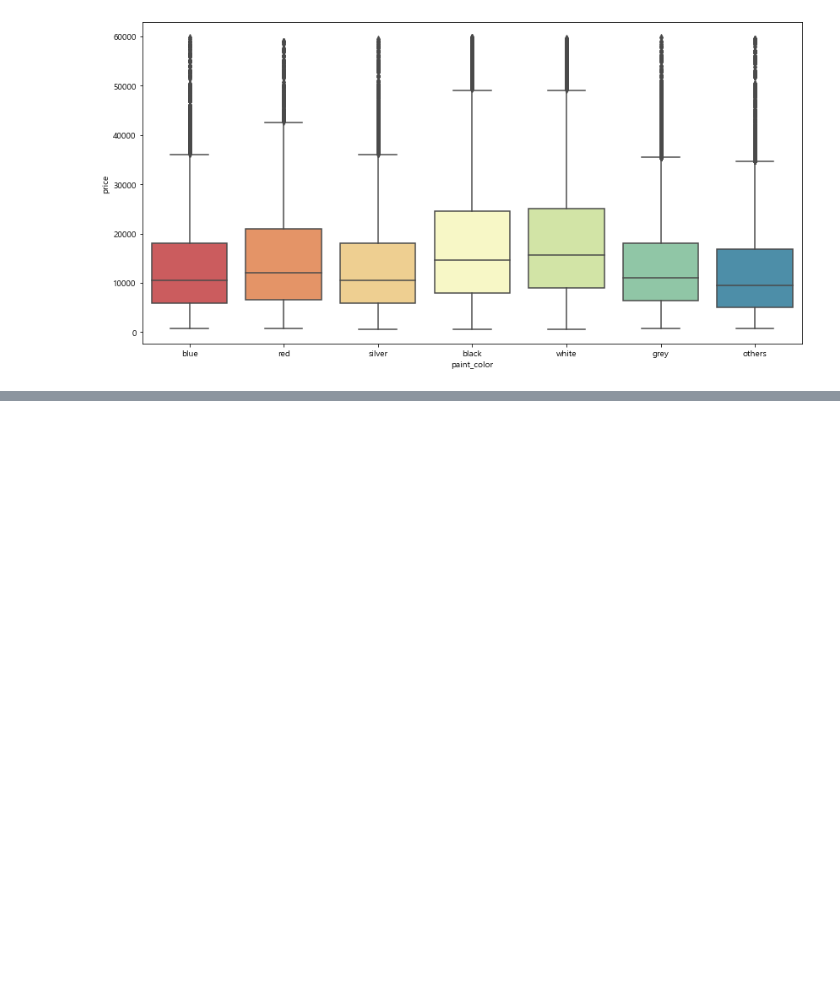
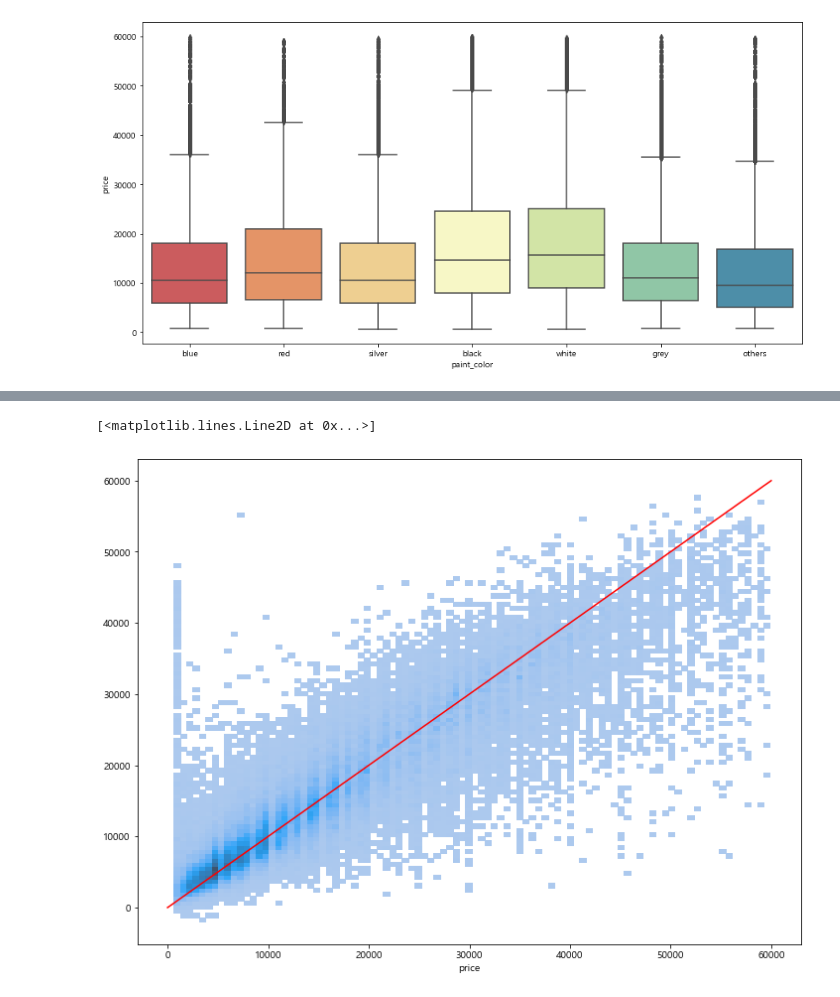
Before and after one commit to Kimgabe/Projects, a Jupyter notebook: Shadowing projects(필사)/[Kaggle_Used car price predict]/[kaggle] 중고자동차 가격 예측(feat. scrapping data).ipynb, the cells around one changed output, grey strips where cells are left out. Cells and saved outputs as stored; diff of their text form; code cells hidden in the pictures; blank space fills up the shorter version.

```diff
--- a/Shadowing projects(필사)/[Kaggle_Used car price predict]/[kaggle] 중고자동차 가격 예측(feat. scrapping data).ipynb
+++ b/Shadowing projects(필사)/[Kaggle_Used car price predict]/[kaggle] 중고자동차 가격 예측(feat. scrapping data).ipynb
@@ -1171,0 +1322,6 @@ boxplot('paint_color')
+# %%
+sns.histplot(x=y_test, y=pred)
+plt.plot([0, 60000], [0, 60000], 'r-')
+# %% [output]
+[<matplotlib.lines.Line2D at 0x...>]
+[figure, added]
```
Also changed, not shown: parts of 83 cells of this notebook.
